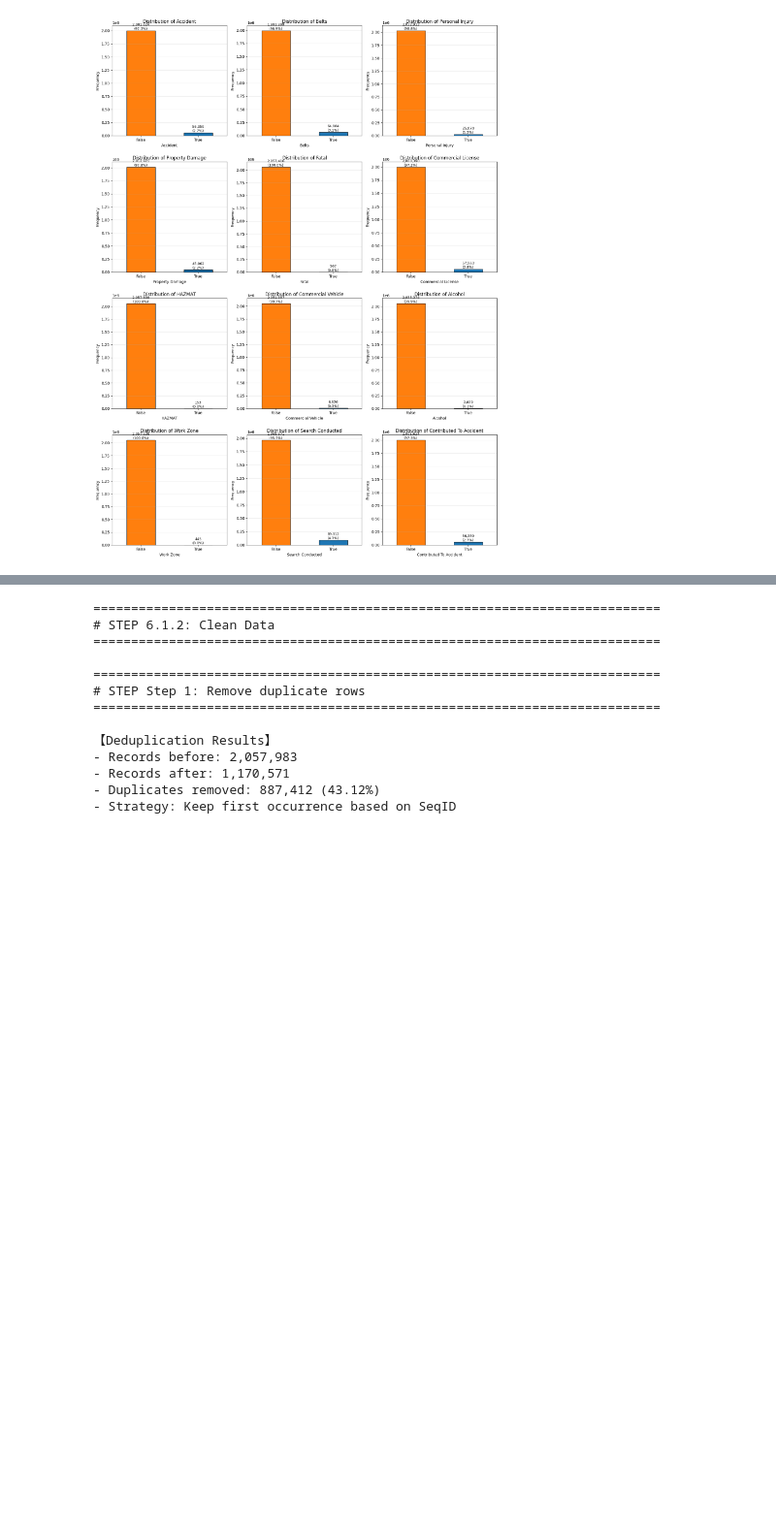
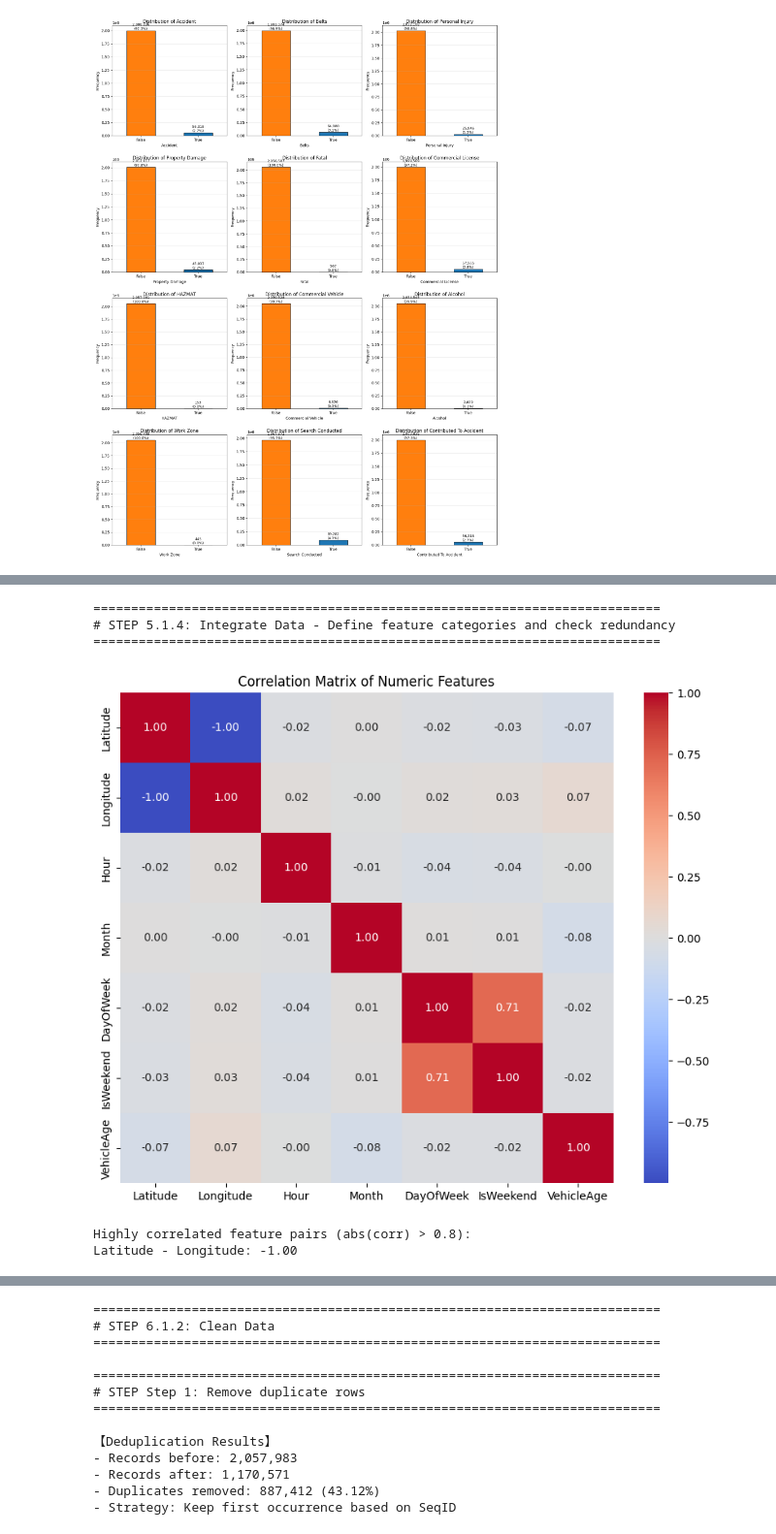
Before and after one commit to zhizhunbao/cst8502-ml-project-final-project, a Jupyter notebook: TrafficViolationAnalysis.ipynb, the cells around one changed output, grey strips where cells are left out. Shown: that part at 97% size. Cells and saved outputs as stored; diff of their text form; code cells hidden in the pictures; blank space fills up the shorter version.

```diff
--- a/TrafficViolationAnalysis.ipynb
+++ b/TrafficViolationAnalysis.ipynb
@@ -1010,0 +1104,13 @@ Note: df remains unchanged. Processed results are stored in df_missing_processed
+# %%
+print_step_header("Step 2", "Create vehicle age feature")
+
+# Assuming 'Year' is the vehicle manufacture year and 'Date Of Stop' is the reference date
+current_year = dfoutlier['Date Of Stop'].dt.year
+
+# Calculate vehicle age as difference between stop year and vehicle manufacture year
+dfoutlier['VehicleAge'] = current_year - dfoutlier['Year']
+
+# Handle cases where vehicle year is in the future or missing
+dfoutlier.loc[dfoutlier['VehicleAge'] < 0, 'VehicleAge'] = np.nan
+
+print(dfoutlier[['Year', 'Date Of Stop', 'VehicleAge']].head())
@@ -1010,0 +1170,52 @@ Note: df remains unchanged. Processed results are stored in df_missing_processed
+# %%
+# ============================================================================
+# 5.1.4. Integrate Data
+# ============================================================================
+# Requirement: Combine all the engineered and selected features into a final dataset suitable for modeling.
+# Goal: Produce a unified, clean, and rich dataset with all features ready for clustering and outlier detection.
+# Outcome: A finalized DataFrame with integrated numeric and categorical features.
+
+print_step_header("5.1.4", "Integrate Data - Define feature categories and check redundancy")
+
+# Define feature categories
+feature_groups = {
+    'Geographic': ['Latitude', 'Longitude'],
+    'Temporal': ['Hour', 'Month', 'DayOfWeek', 'IsWeekend'],
+    'Severity': ['Accident', 'Personal Injury', 'Property Damage', 'Fatal'],
+    'Risk': ['Alcohol', 'Work Zone'],
+    'Vehicle': ['VehicleAge', 'VehicleType', 'Commercial Vehicle', 'HAZMAT'],
+    'Safety': ['Belts', 'Contributed To Accident'],
+    'Demographic': ['Gender', 'Race'],
+    'Enforcement': ['SubAgency']
+}
+
+# Consolidate all numeric features for redundancy check (example: numeric + encoded categorical)
+numeric_features = ['Latitude', 'Longitude', 'Hour', 'Month', 'DayOfWeek', 'IsWeekend', 'VehicleAge']
+
+# Calculate correlation matrix for numeric features
+corr_matrix = dfoutlier[numeric_features].corr()
+
+# Display correlation matrix heatmap
+import seaborn as sns
+import matplotlib.pyplot as plt
+
+plt.figure(figsize=(10, 8))
+sns.heatmap(corr_matrix, annot=True, fmt=".2f", cmap="coolwarm")
+plt.title("Correlation Matrix of Numeric Features")
+plt.show()
+
+# Identify pairs with high correlation (threshold > 0.8)
+high_corr_pairs = [(f1, f2, corr_matrix.loc[f1, f2])
+                   for f1 in numeric_features for f2 in numeric_features
+                   if f1 != f2 and abs(corr_matrix.loc[f1, f2]) > 0.8]
+
+print("Highly correlated feature pairs (abs(corr) > 0.8):")
+for f1, f2, corr_val in set(tuple(sorted([f1, f2])) + (corr_val,) for f1, f2, corr_val in high_corr_pairs):
+    print(f"{f1} - {f2}: {corr_val:.2f}")
+# %% [output]
+===========================================================================
+# STEP 5.1.4: Integrate Data - Define feature categories and check redundancy
+===========================================================================
+[figure, added]
+Highly correlated feature pairs (abs(corr) > 0.8):
+Latitude - Longitude: -1.00
```
Also changed, not shown: parts of 16 cells of this notebook.
